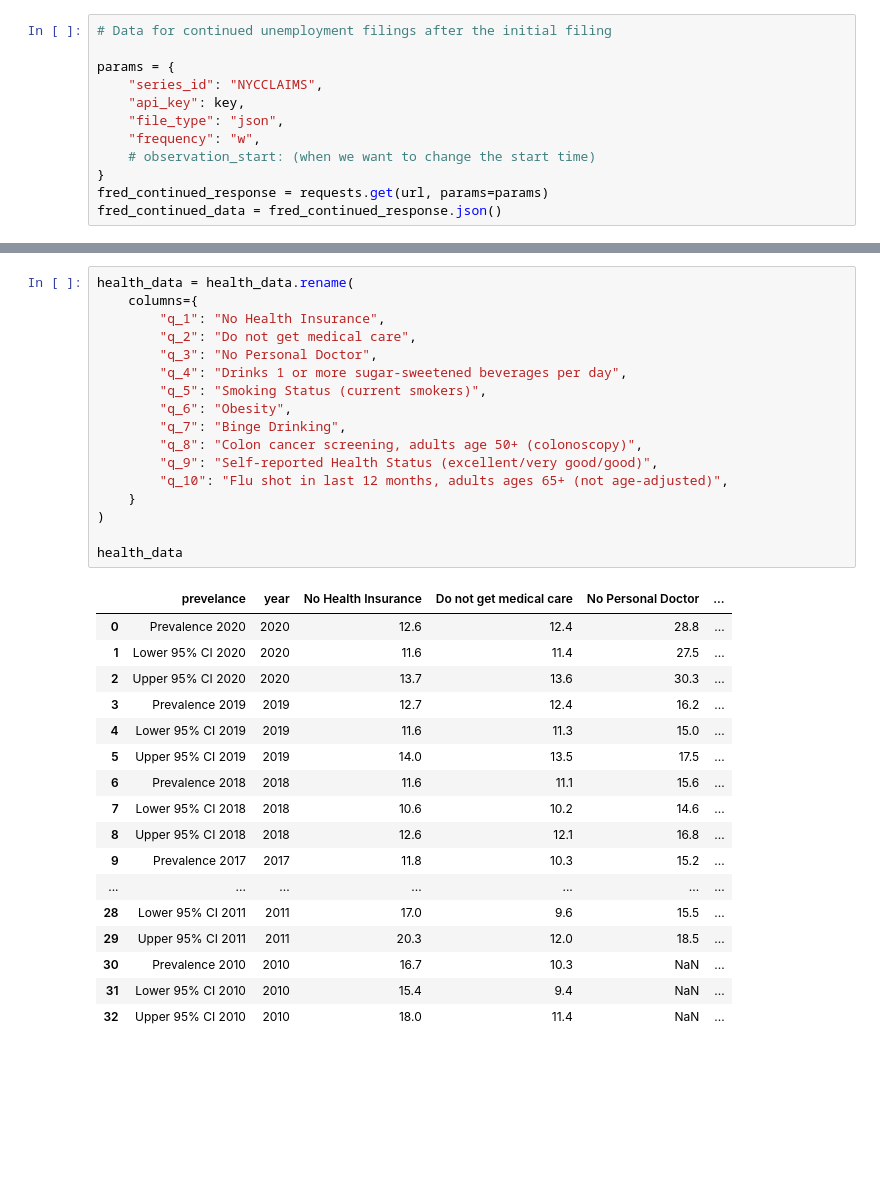
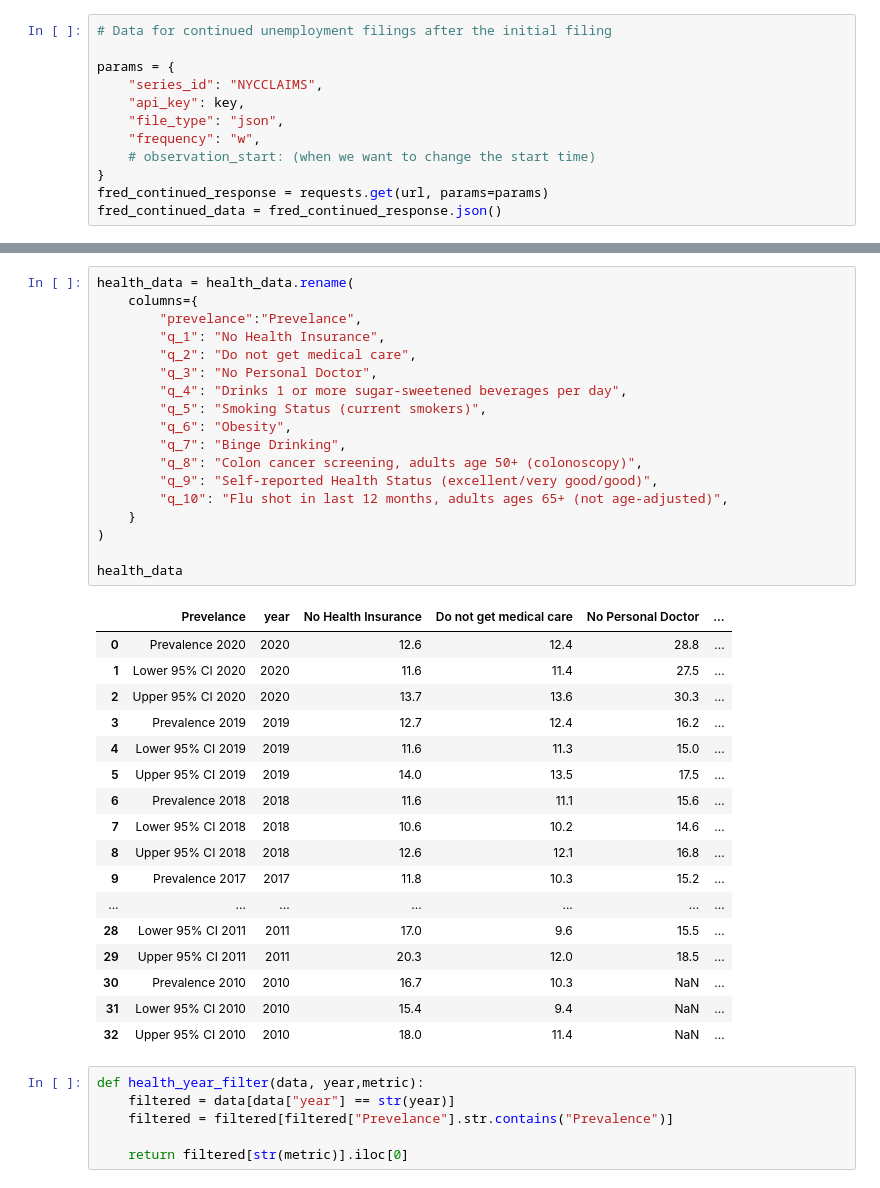
Before and after one commit to advanced-computing/bouncy-banana, a Jupyter notebook: Project.ipynb, the cells around one changed output, grey strips where cells are left out. Drawn from its saved outputs; the diff is of its cells as text; blank space fills up the shorter version.

```diff
--- a/Project.ipynb
+++ b/Project.ipynb
@@ -141,22 +153,23 @@ health_data
 # %%
 health_data = health_data.rename(
     columns={
+        "prevelance":"Prevelance",
         "q_1": "No Health Insurance",
         "q_2": "Do not get medical care",
         "q_3": "No Personal Doctor",
         "q_4": "Drinks 1 or more sugar-sweetened beverages per day",
         "q_5": "Smoking Status (current smokers)",
         "q_6": "Obesity",
         "q_7": "Binge Drinking",
         "q_8": "Colon cancer screening, adults age 50+ (colonoscopy)",
         "q_9": "Self-reported Health Status (excellent/very good/good)",
         "q_10": "Flu shot in last 12 months, adults ages 65+ (not age-adjusted)",
     }
 )
 
 health_data
 # %% [output]
-|  | prevelance | year | No Health Insurance | Do not get medical care | No Personal Doctor | ... |
+|  | Prevelance | year | No Health Insurance | Do not get medical care | No Personal Doctor | ... |
 | 0 | Prevalence 2020 | 2020 | 12.6 | 12.4 | 28.8 | ... |
 | 1 | Lower 95% CI 2020 | 2020 | 11.6 | 11.4 | 27.5 | ... |
 | 2 | Upper 95% CI 2020 | 2020 | 13.7 | 13.6 | 30.3 | ... |
@@ -173,3 +186,9 @@ health_data
 | 30 | Prevalence 2010 | 2010 | 16.7 | 10.3 | NaN | ... |
 | 31 | Lower 95% CI 2010 | 2010 | 15.4 | 9.4 | NaN | ... |
 | 32 | Upper 95% CI 2010 | 2010 | 18.0 | 11.4 | NaN | ... |
+# %%
+def health_year_filter(data, year,metric):
+    filtered = data[data["year"] == str(year)]
+    filtered = filtered[filtered["Prevelance"].str.contains("Prevalence")]
+
+    return filtered[str(metric)].iloc[0]
```
Also changed, not shown: parts of 5 cells of this notebook, 1 other file.
